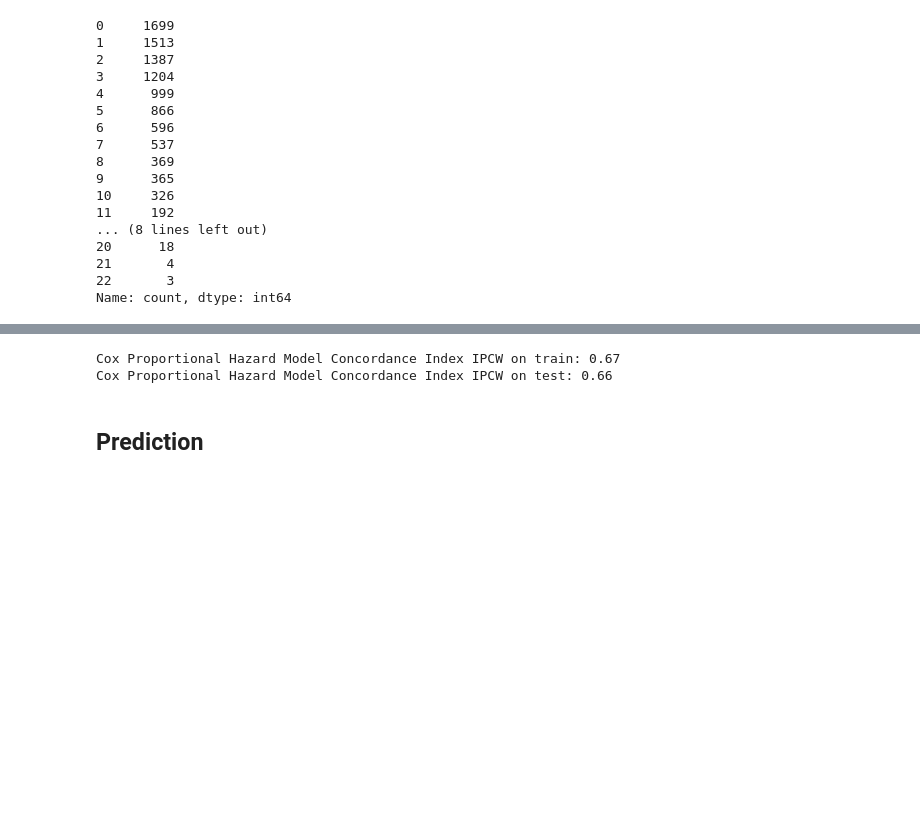
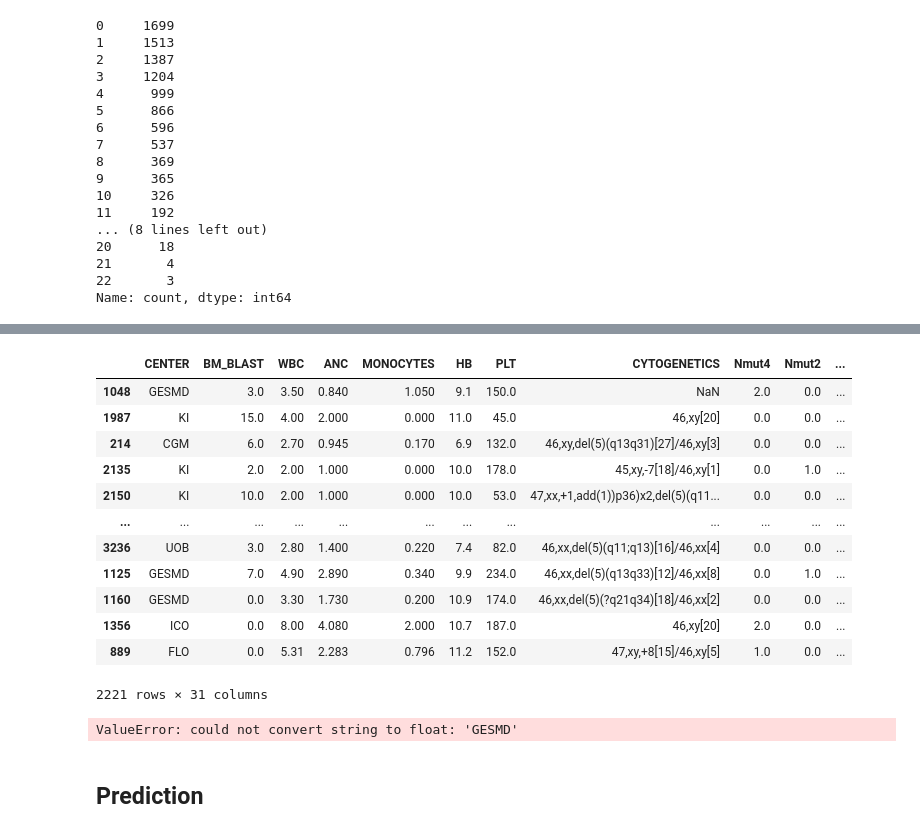
Before and after one commit to Corentin09/Data-Challenge-Stasc, a Jupyter notebook: data_challenge.ipynb, the cells around one changed output, grey strips where cells are left out. Saved outputs shown, nothing was run; the diff lists cells and outputs as text; code cells hidden in the pictures; blank space fills up the shorter version.

```diff
--- a/data_challenge.ipynb
+++ b/data_challenge.ipynb
@@ -343,14 +322,14 @@ Name: count, dtype: int64
 chr_list = list(molecular_train_df.value_counts("CHR").reset_index()["CHR"])
 new_df = train_df
 # %%
-# for chr in chr_list:
-#     name = 'Nmut'+chr
-#     tmp = molecular_train_df.loc[molecular_train_df["CHR"] == chr].groupby('ID').size().reset_index(name=name)
-#     new_df = new_df.merge(tmp, on="ID", how="left").fillna({name: 0})
+for chr in chr_list:
+    name = 'Nmut'+chr
+    tmp = molecular_train_df.loc[molecular_train_df["CHR"] == chr].groupby('ID').size().reset_index(name=name)
+    new_df = new_df.merge(tmp, on="ID", how="left").fillna({name: 0})
 # %%
-new_df["IS_MUTATION"] = (new_df["CYTOGENETICS"].isin(("46,xx", "46,xy")))
-new_df = new_df.drop("CYTOGENETICS", axis=1)
-new_df = new_df.drop("CENTER", axis=1)
+# new_df["IS_MUTATION"] = (new_df["CYTOGENETICS"].isin(("46,xx", "46,xy")))
+# new_df = new_df.drop("CYTOGENETICS", axis=1)
+# new_df = new_df.drop("CENTER", axis=1)
 # %%
 X = new_df.loc[new_df['ID'].isin(target_df["ID"])]
 X = X.drop("ID", axis=1)
@@ -374,4 +362,20 @@ IS_MUTATION       bool
 dtype: object
+# %%
+X_train
+# %% [output]
+|  | CENTER | BM_BLAST | WBC | ANC | MONOCYTES | HB | PLT | CYTOGENETICS | Nmut4 | Nmut2 | ... |
+| 1048 | GESMD | 3.0 | 3.50 | 0.840 | 1.050 | 9.1 | 150.0 | NaN | 2.0 | 0.0 | ... |
+| 1987 | KI | 15.0 | 4.00 | 2.000 | 0.000 | 11.0 | 45.0 | 46,xy[20] | 0.0 | 0.0 | ... |
+| 214 | CGM | 6.0 | 2.70 | 0.945 | 0.170 | 6.9 | 132.0 | 46,xy,del(5)(q13q31)[27]/46,xy[3] | 0.0 | 0.0 | ... |
+| 2135 | KI | 2.0 | 2.00 | 1.000 | 0.000 | 10.0 | 178.0 | 45,xy,-7[18]/46,xy[1] | 0.0 | 1.0 | ... |
+| 2150 | KI | 10.0 | 2.00 | 1.000 | 0.000 | 10.0 | 53.0 | 47,xx,+1,add(1))p36)x2,del(5)(q11... | 0.0 | 0.0 | ... |
+| ... | ... | ... | ... | ... | ... | ... | ... | ... | ... | ... | ... |
+| 3236 | UOB | 3.0 | 2.80 | 1.400 | 0.220 | 7.4 | 82.0 | 46,xx,del(5)(q11;q13)[16]/46,xx[4] | 0.0 | 0.0 | ... |
+| 1125 | GESMD | 7.0 | 4.90 | 2.890 | 0.340 | 9.9 | 234.0 | 46,xx,del(5)(q13q33)[12]/46,xx[8] | 0.0 | 1.0 | ... |
+| 1160 | GESMD | 0.0 | 3.30 | 1.730 | 0.200 | 10.9 | 174.0 | 46,xx,del(5)(?q21q34)[18]/46,xx[2] | 0.0 | 0.0 | ... |
+| 1356 | ICO | 0.0 | 8.00 | 4.080 | 2.000 | 10.7 | 187.0 | 46,xy[20] | 2.0 | 0.0 | ... |
+| 889 | FLO | 0.0 | 5.31 | 2.283 | 0.796 | 11.2 | 152.0 | 47,xy,+8[15]/46,xy[5] | 1.0 | 0.0 | ... |
+2221 rows × 31 columns
 # %%
 cox = CoxPHSurvivalAnalysis()
 cox.fit(X_train, y_train)
@@ -382,8 +386,7 @@ cox_cindex_test = concordance_index_ipcw(y_train, y_test, cox.predict(X_test), t
 print(f"Cox Proportional Hazard Model Concordance Index IPCW on train: {cox_cindex_train:.2f}")
 print(f"Cox Proportional Hazard Model Concordance Index IPCW on test: {cox_cindex_test:.2f}")
 # %% [output]
-Cox Proportional Hazard Model Concordance Index IPCW on train: 0.67
-Cox Proportional Hazard Model Concordance Index IPCW on test: 0.66
+ValueError: could not convert string to float: 'GESMD'
 # %% [markdown]
 ## Prediction
 # %%
```
Also changed, not shown: parts of 3 cells of this notebook.
